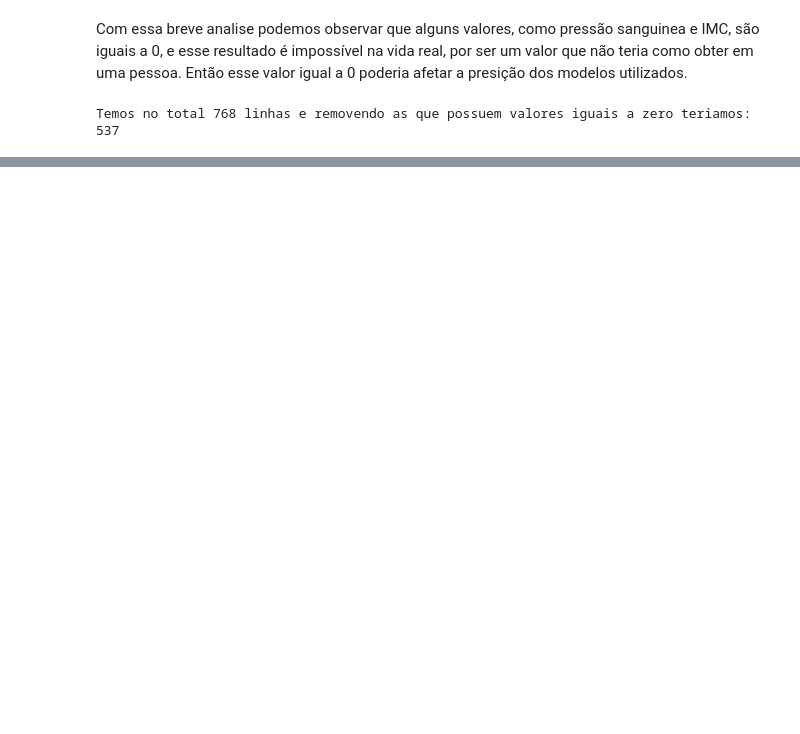
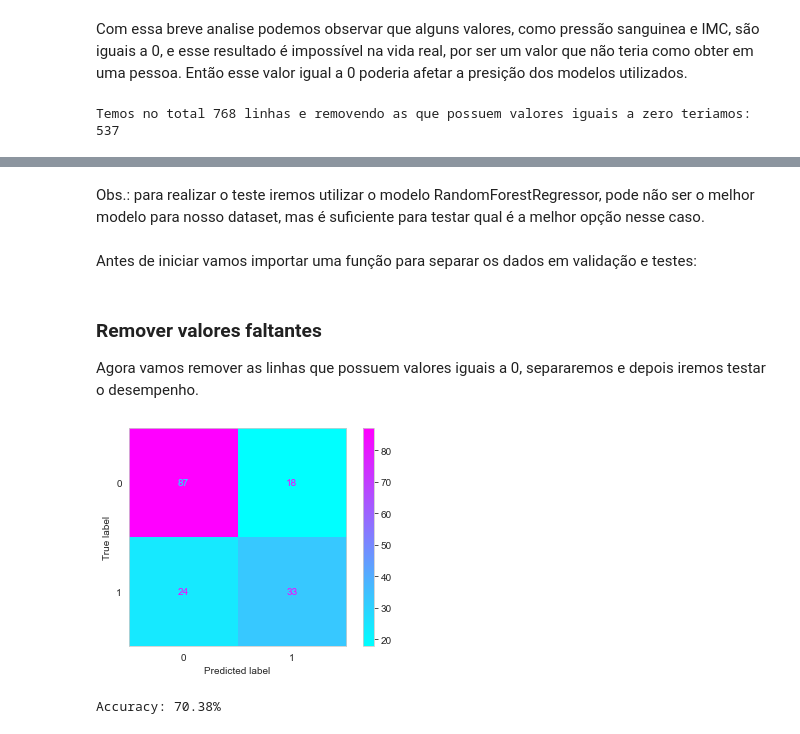
Before and after one commit to gabrielandm/trilha_IA, a Jupyter notebook: projeto-09-Data-science/projeto-09-Data-science.ipynb, the cells around one changed output, grey strips where cells are left out. Cells and saved outputs as stored; diff of their text form; code cells hidden in the pictures; blank space fills up the shorter version.

```diff
--- a/projeto-09-Data-science/projeto-09-Data-science.ipynb
+++ b/projeto-09-Data-science/projeto-09-Data-science.ipynb
@@ -5,10 +5,14 @@
 # %%
 import pandas as pd
 import seaborn as sns
+import numpy as np
 
 sns.set_style("whitegrid")
 
 df = pd.read_csv('diabetes.csv')
+
+# Random State
+RS = 0
 # %% [markdown]
 Agora vamos estudar um pouco sobre os dados existentes no dataset de diabetes.
 # %% [markdown]
@@ -110,0 +58,23 @@ ValueError: Series.replace cannot use dict-like to_replace and non-None value
+# %%
+from sklearn.ensemble import RandomForestClassifier
+from sklearn.metrics import balanced_accuracy_score
+from sklearn.metrics import confusion_matrix
+from sklearn.metrics import plot_confusion_matrix
+import matplotlib.pyplot as plt
+
+def score_dataset(X_train, X_valid, y_train, y_valid):
+    model = RandomForestClassifier(n_estimators=15, random_state=RS)
+    model.fit(X_train, y_train)
+    preds = model.predict(X_valid)
+
+    list_y_valid = y_valid.tolist()
+
+    plot_confusion_matrix(model, X_valid, y_valid, cmap = "cool")
+    plt.grid(False)
+    plt.show()
+
+    return balanced_accuracy_score(y_valid, preds)
+# %% [markdown]
+Obs.: para realizar o teste iremos utilizar o modelo RandomForestRegressor, pode não ser o melhor modelo para nosso dataset, mas é suficiente para testar qual é a melhor opção nesse caso.
+# %% [markdown]
+Antes de iniciar vamos importar uma função para separar os dados em validação e testes:
@@ -110,0 +83,16 @@ ValueError: Series.replace cannot use dict-like to_replace and non-None value
+# %% [markdown]
+### Remover valores faltantes
+
+Agora vamos remover as linhas que possuem valores iguais a 0, separaremos e depois iremos testar o desempenho.
+# %%
+non_zero_df = df[(df['BMI'] != 0) & (df['SkinThickness'] != 0) & (df['BloodPressure'] != 0)]
+
+y = non_zero_df["Outcome"]
+X = non_zero_df.drop(["Outcome"], axis=1)
+
+X_train, X_valid, y_train, y_valid = train_test_split(X, y, train_size=0.7, test_size=0.3, random_state=RS)
+
+print("Accuracy: " + str(round(score_dataset(X_train, X_valid, y_train, y_valid)*100, 2)) + "%")
+# %% [output]
+[figure, added]
+Accuracy: 70.38%
```
Also changed, not shown: parts of 31 cells of this notebook, 3 other files.
